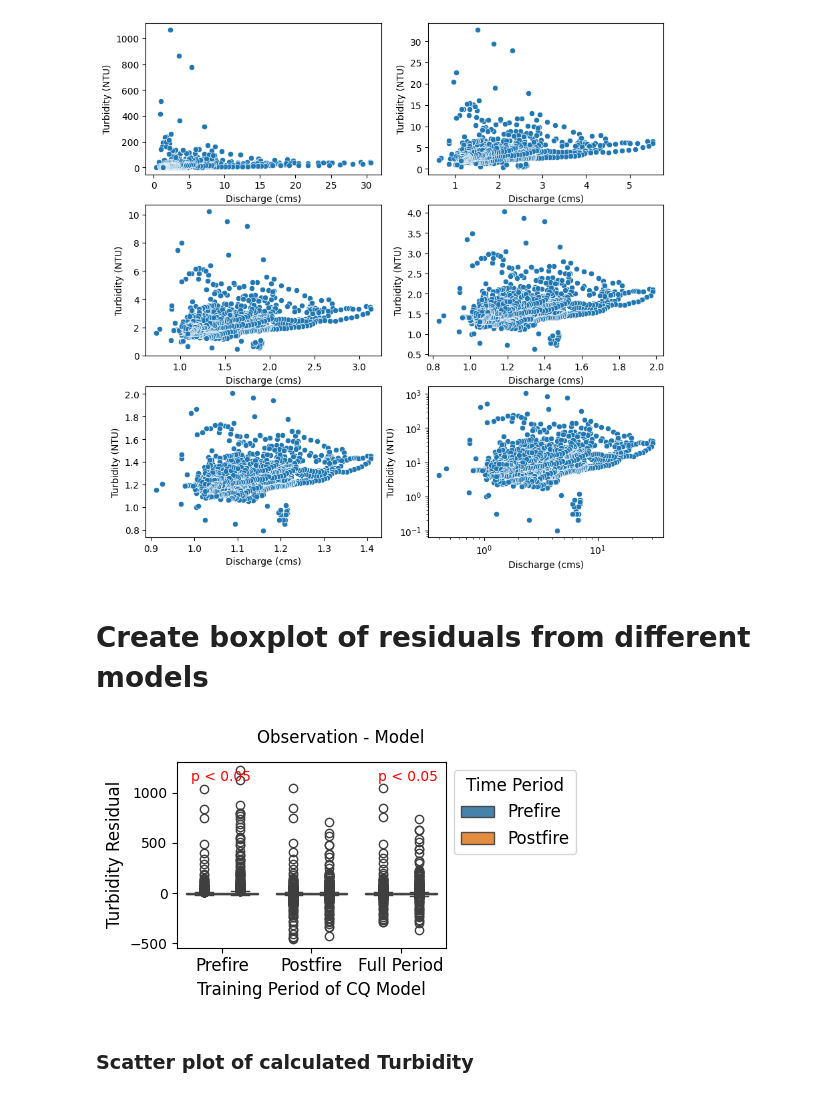
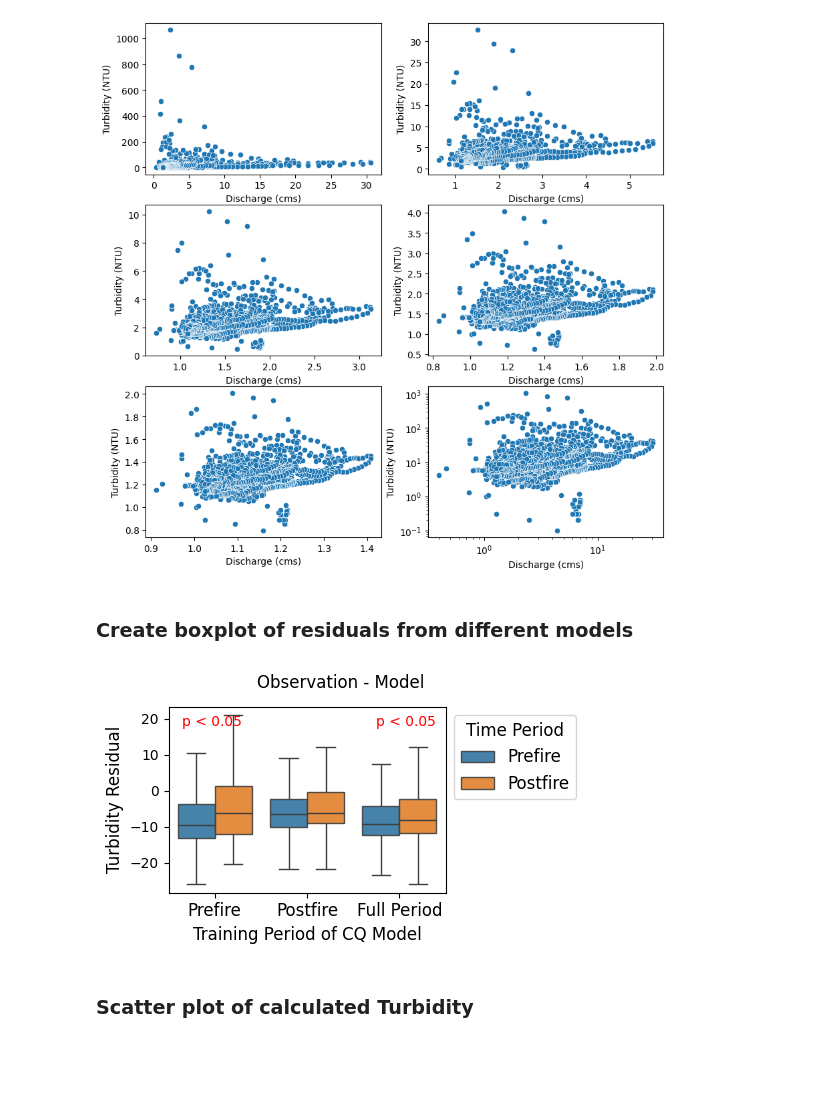
Before and after one commit to QianWanghhu/BushFireWQ, a Jupyter notebook: src/Explore_212058_CQ.ipynb, the cells around one changed output. Drawn from its saved outputs; the diff is of its cells as text; code cells hidden in the pictures; blank space fills up the shorter version.

```diff
--- a/src/Explore_212058_CQ.ipynb
+++ b/src/Explore_212058_CQ.ipynb
@@ -302,7 +304,7 @@ for ii in range(3):
 # %% [output]
 [figure]
 # %% [markdown]
-# Create boxplot of residuals from different models
+### Create boxplot of residuals from different models
 # %%
 # Calculate residuals by different CQ models
 storm_data.dropna(inplace=True)
@@ -337,22 +339,22 @@ if not os.path.exists(f'{fig_dir}MannWhTest.csv'):
 # %%
 # Create boxplot
 fig = plt.figure( figsize=(5, 3))
 ax = sns.boxplot(data = resdl_long[resdl_long['CQmodel Type'] != 'Residual_power'], x = 'CQmodel Type', \
-            y='Residual', hue = 'Time Period', legend=True, boxprops=dict(alpha=0.9), showfliers=True)
+            y='Residual', hue = 'Time Period', legend=True, boxprops=dict(alpha=0.9), showfliers=False)
 plt.xlabel('Training Period of CQ Model', fontsize = 12)
 # plt.xticks(['Residual_mix_precal'])
 plt.xticks(ticks=['Residual_mix_precal', 'Residual_mix_postcal', 'Residual_mix_fullcal'], \
            labels=['Prefire', 'Postfire', 'Full Period'], fontsize=12)
 plt.ylabel('Turbidity Residual', fontsize = 12)
 plt.legend(loc='upper left', bbox_to_anchor=(1, 1), title='Time Period', fontsize = 12, title_fontsize=12)
 # Adjust the horizontal space between the subplots
 plt.suptitle('Observation - Model', y=0.95, fontsize = 12)
 plt.text(0.05, 0.90, 'p < 0.05', fontdict={'color':'red'}, transform=ax.transAxes)
 plt.text(0.75, 0.90, 'p < 0.05', fontdict={'color':'red'}, transform=ax.transAxes)
 plt.tight_layout()
-plt.savefig(f'{fig_dir}Residual_w_outlier_mix_precal_model.png', format = 'png', dpi=300)
+plt.savefig(f'{fig_dir}Residual_no_outlier_mix_precal_model.png', format = 'png', dpi=300)
 # %% [output]
-[figure, old version]
+[figure, new version]
 # %% [markdown]
 ### Scatter plot of calculated Turbidity
 # %%
```
Also changed, not shown: parts of 2 cells of this notebook, 15 other files.
